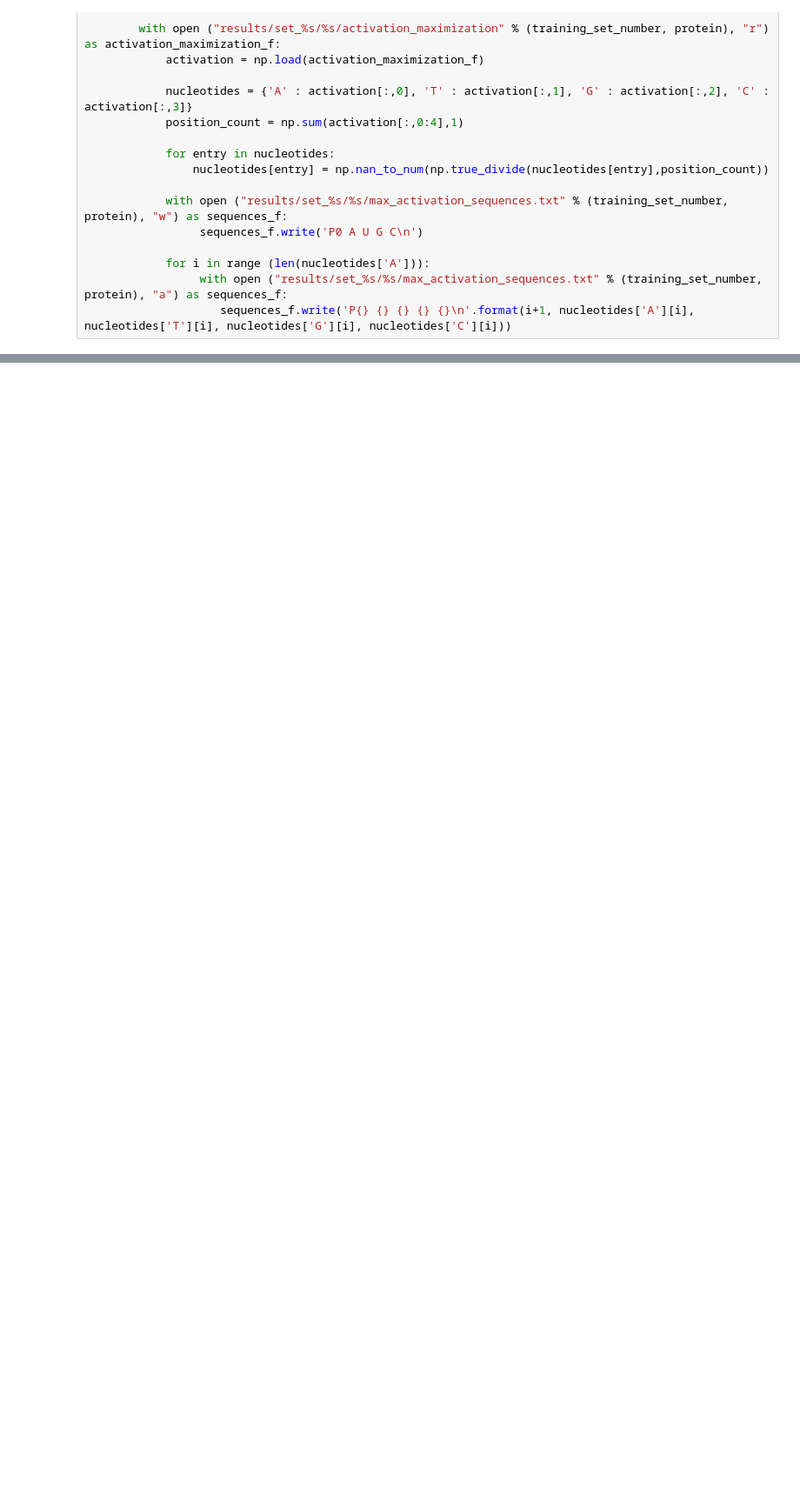
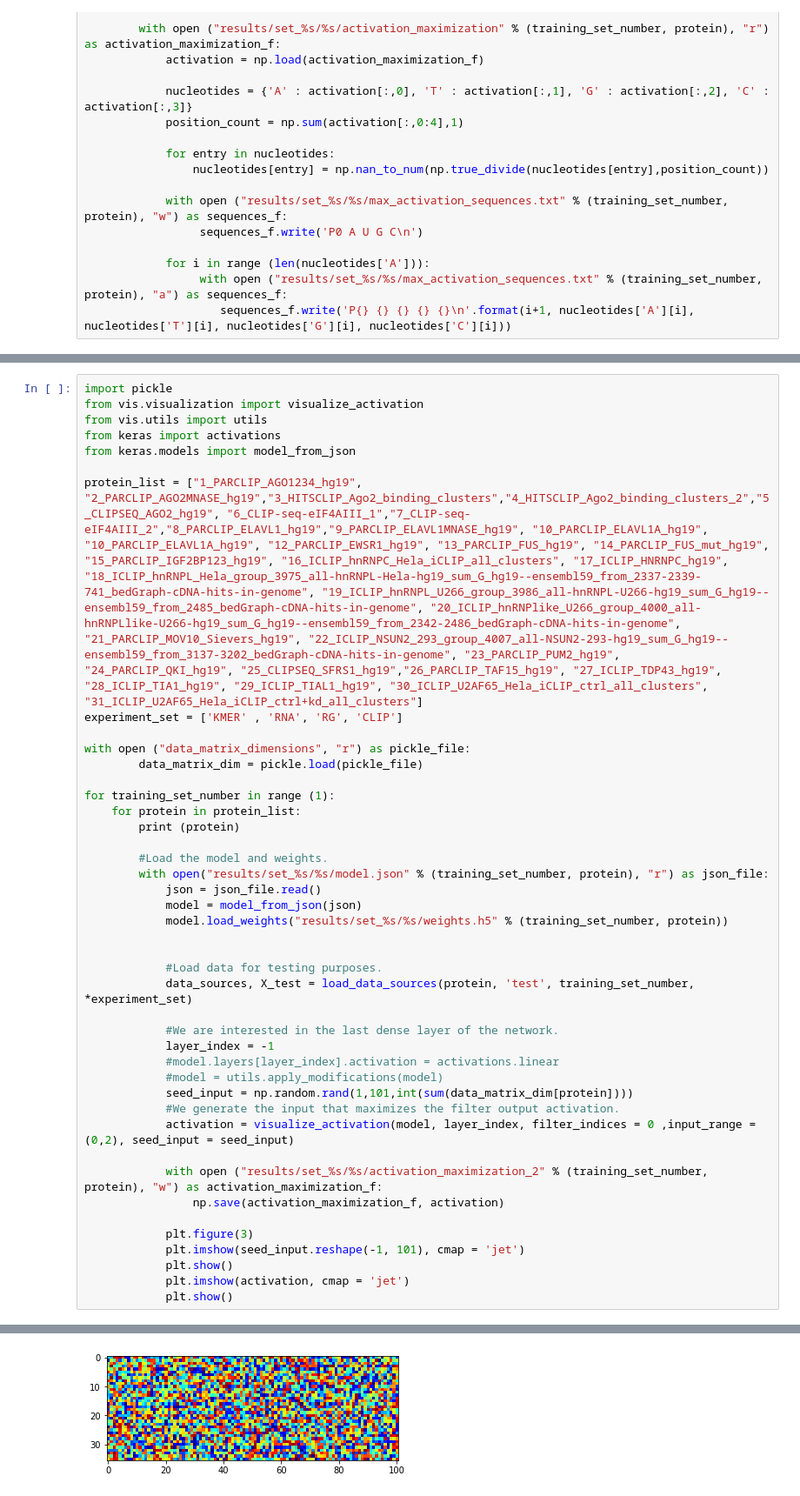
Before and after one commit to AnzeLovse/mcBind, a Jupyter notebook: activation_maximization.ipynb, the cells around one changed output, grey strips where cells are left out. Shown at 87% size. Cells and saved outputs as stored; diff of their text form; blank space fills up the shorter version.

```diff
--- a/activation_maximization.ipynb
+++ b/activation_maximization.ipynb
@@ -245,0 +303,44 @@ for training_set_number in range (1):
+# %%
+import pickle
+from vis.visualization import visualize_activation
+from vis.utils import utils
+from keras import activations
+from keras.models import model_from_json
+
+protein_list = ["1_PARCLIP_AGO1234_hg19", "2_PARCLIP_AGO2MNASE_hg19","3_HITSCLIP_Ago2_binding_clusters","4_HITSCLIP_Ago2_binding_clusters_2","5_CLIPSEQ_AGO2_hg19", "6_CLIP-seq-eIF4AIII_1","7_CLIP-seq-eIF4AIII_2","8_PARCLIP_ELAVL1_hg19","9_PARCLIP_ELAVL1MNASE_hg19", "10_PARCLIP_ELAVL1A_hg19", "10_PARCLIP_ELAVL1A_hg19", "12_PARCLIP_EWSR1_hg19", "13_PARCLIP_FUS_hg19", "14_PARCLIP_FUS_mut_hg19", "15_PARCLIP_IGF2BP123_hg19", "16_ICLIP_hnRNPC_Hela_iCLIP_all_clusters", "17_ICLIP_HNRNPC_hg19", "18_ICLIP_hnRNPL_Hela_group_3975_all-hnRNPL-Hela-hg19_sum_G_hg19--ensembl59_from_2337-2339-741_bedGraph-cDNA-hits-in-genome", "19_ICLIP_hnRNPL_U266_group_3986_all-hnRNPL-U266-hg19_sum_G_hg19--ensembl59_from_2485_bedGraph-cDNA-hits-in-genome", "20_ICLIP_hnRNPlike_U266_group_4000_all-hnRNPLlike-U266-hg19_sum_G_hg19--ensembl59_from_2342-2486_bedGraph-cDNA-hits-in-genome", "21_PARCLIP_MOV10_Sievers_hg19", "22_ICLIP_NSUN2_293_group_4007_all-NSUN2-293-hg19_sum_G_hg19--ensembl59_from_3137-3202_bedGraph-cDNA-hits-in-genome", "23_PARCLIP_PUM2_hg19", "24_PARCLIP_QKI_hg19", "25_CLIPSEQ_SFRS1_hg19","26_PARCLIP_TAF15_hg19", "27_ICLIP_TDP43_hg19", "28_ICLIP_TIA1_hg19", "29_ICLIP_TIAL1_hg19", "30_ICLIP_U2AF65_Hela_iCLIP_ctrl_all_clusters", "31_ICLIP_U2AF65_Hela_iCLIP_ctrl+kd_all_clusters"]
+experiment_set = ['KMER' , 'RNA', 'RG', 'CLIP']
+
+with open ("data_matrix_dimensions", "r") as pickle_file:
+        data_matrix_dim = pickle.load(pickle_file)
+
+for training_set_number in range (1):
+    for protein in protein_list:
+        print (protein)
+
+        #Load the model and weights.
+        with open("results/set_%s/%s/model.json" % (training_set_number, protein), "r") as json_file:
+            json = json_file.read()
+            model = model_from_json(json)
+            model.load_weights("results/set_%s/%s/weights.h5" % (training_set_number, protein))
+
+
+            #Load data for testing purposes.
+            data_sources, X_test = load_data_sources(protein, 'test', training_set_number, *experiment_set)
+
+            #We are interested in the last dense layer of the network.
+            layer_index = -1
+            #model.layers[layer_index].activation = activations.linear
+            #model = utils.apply_modifications(model)
+            seed_input = np.random.rand(1,101,int(sum(data_matrix_dim[protein])))
+            #We generate the input that maximizes the filter output activation.
+            activation = visualize_activation(model, layer_index, filter_indices = 0 ,input_range = (0,2), seed_input = seed_input)
+
+            with open ("results/set_%s/%s/activation_maximization_2" % (training_set_number, protein), "w") as activation_maximization_f:
+                np.save(activation_maximization_f, activation)
+
+            plt.figure(3)
+            plt.imshow(seed_input.reshape(-1, 101), cmap = 'jet')
+            plt.show()
+            plt.imshow(activation, cmap = 'jet')
+            plt.show()
+# %% [output]
@@ -245,0 +348 @@ for training_set_number in range (1):
+[figure, added]
```
Also changed, not shown: parts of 6 cells of this notebook, 4 other files.
